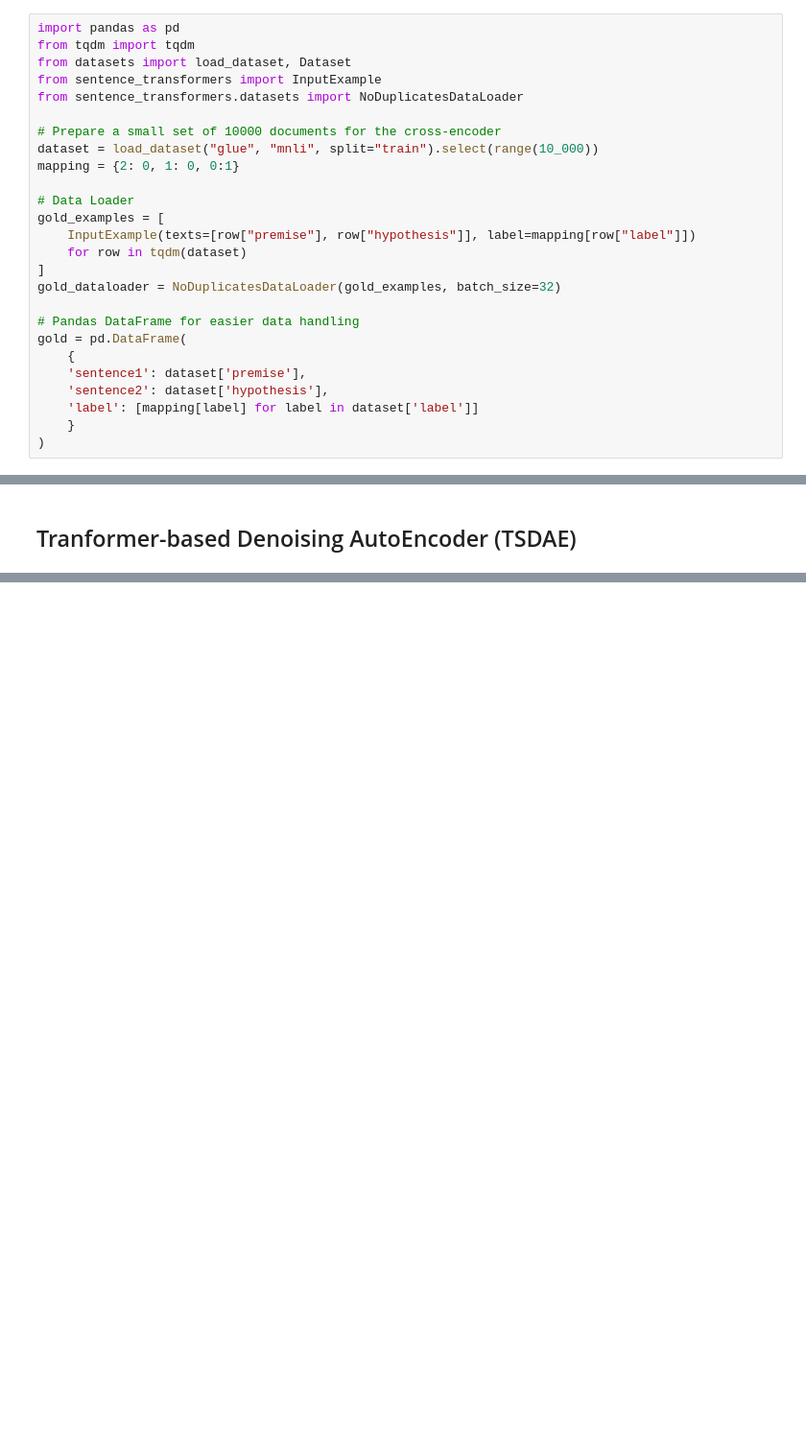
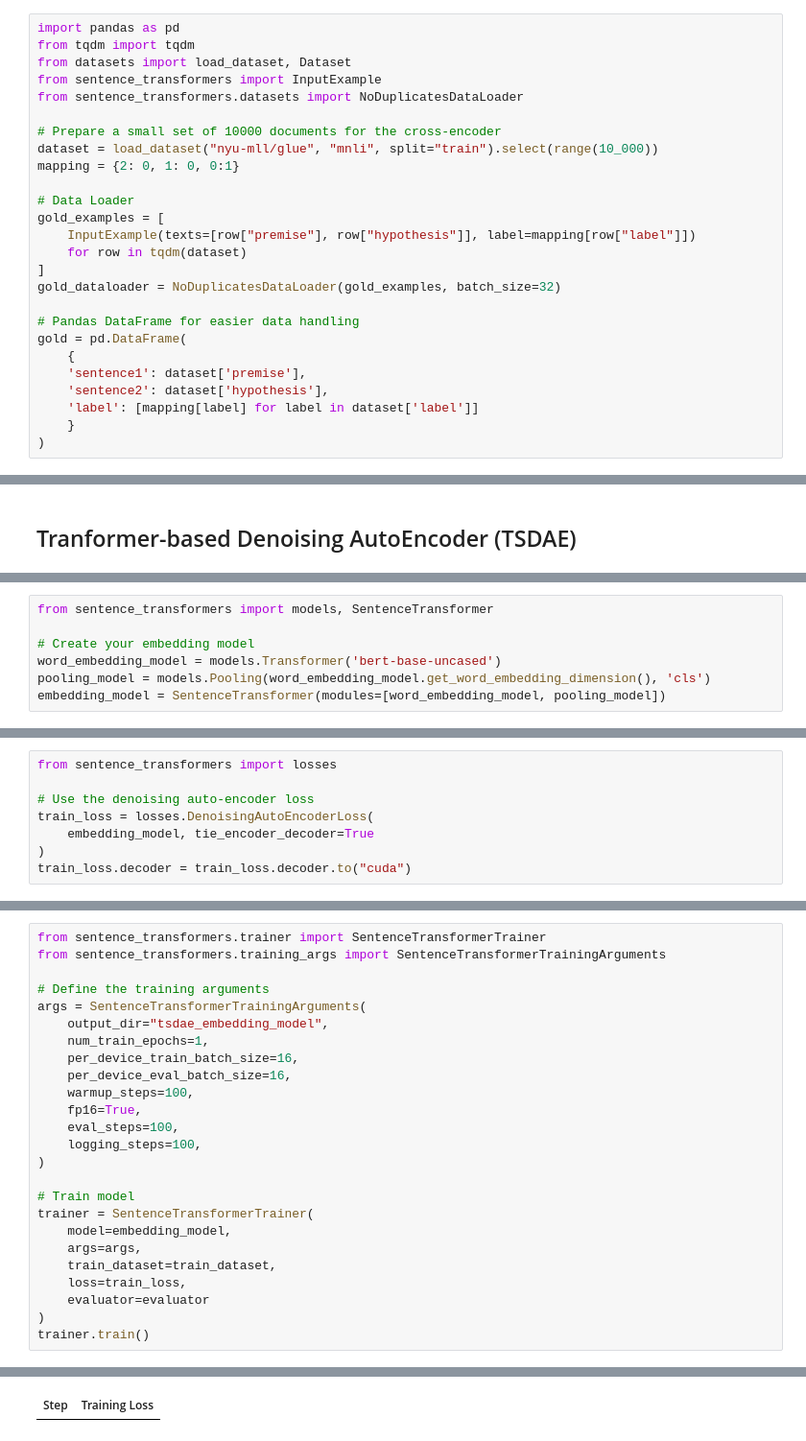
Before and after one commit to satyamvishwakarma-dev/Hands_on_LLM, a Jupyter notebook: chapter10/ch10.ipynb, the cells around one changed output, grey strips where cells are left out. Shown at 96% size. Saved outputs shown, nothing was run; the diff lists cells and outputs as text; blank space fills up the shorter version.

```diff
--- a/chapter10/ch10.ipynb
+++ b/chapter10/ch10.ipynb
@@ -426,7 +434,7 @@ from sentence_transformers import InputExample
 from sentence_transformers.datasets import NoDuplicatesDataLoader
 
 # Prepare a small set of 10000 documents for the cross-encoder
-dataset = load_dataset("glue", "mnli", split="train").select(range(10_000))
+dataset = load_dataset("nyu-mll/glue", "mnli", split="train").select(range(10_000))
 mapping = {2: 0, 1: 0, 0:1}
 
 # Data Loader
@@ -596,0 +701,7 @@ nltk.download('punkt')
+# %%
+from sentence_transformers import models, SentenceTransformer
+
+# Create your embedding model
+word_embedding_model = models.Transformer('bert-base-uncased')
+pooling_model = models.Pooling(word_embedding_model.get_word_embedding_dimension(), 'cls')
+embedding_model = SentenceTransformer(modules=[word_embedding_model, pooling_model])
@@ -596,0 +722,8 @@ nltk.download('punkt')
+# %%
+from sentence_transformers import losses
+
+# Use the denoising auto-encoder loss
+train_loss = losses.DenoisingAutoEncoderLoss(
+    embedding_model, tie_encoder_decoder=True
+)
+train_loss.decoder = train_loss.decoder.to("cuda")
@@ -596,0 +748,26 @@ nltk.download('punkt')
+# %%
+from sentence_transformers.trainer import SentenceTransformerTrainer
+from sentence_transformers.training_args import SentenceTransformerTrainingArguments
+
+# Define the training arguments
+args = SentenceTransformerTrainingArguments(
+    output_dir="tsdae_embedding_model",
+    num_train_epochs=1,
+    per_device_train_batch_size=16,
+    per_device_eval_batch_size=16,
+    warmup_steps=100,
+    fp16=True,
+    eval_steps=100,
+    logging_steps=100,
+)
+
+# Train model
+trainer = SentenceTransformerTrainer(
+    model=embedding_model,
+    args=args,
+    train_dataset=train_dataset,
+    loss=train_loss,
+    evaluator=evaluator
+)
+trainer.train()
+# %% [output]
@@ -596,0 +775 @@ nltk.download('punkt')
+| Step | Training Loss |
```
Also changed, not shown: parts of 39 cells of this notebook.
